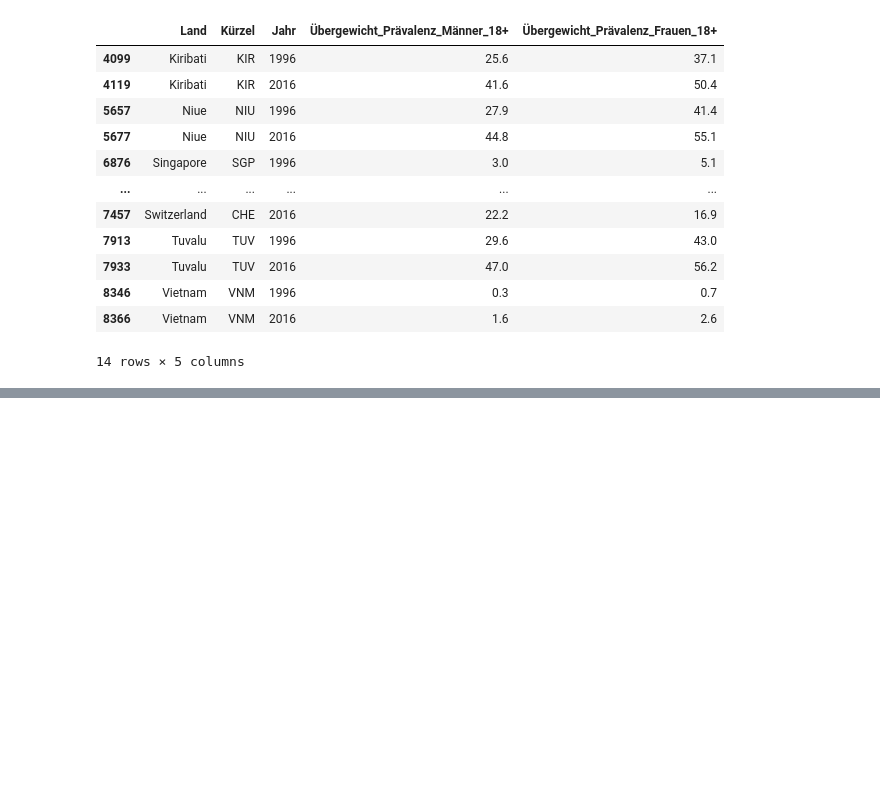
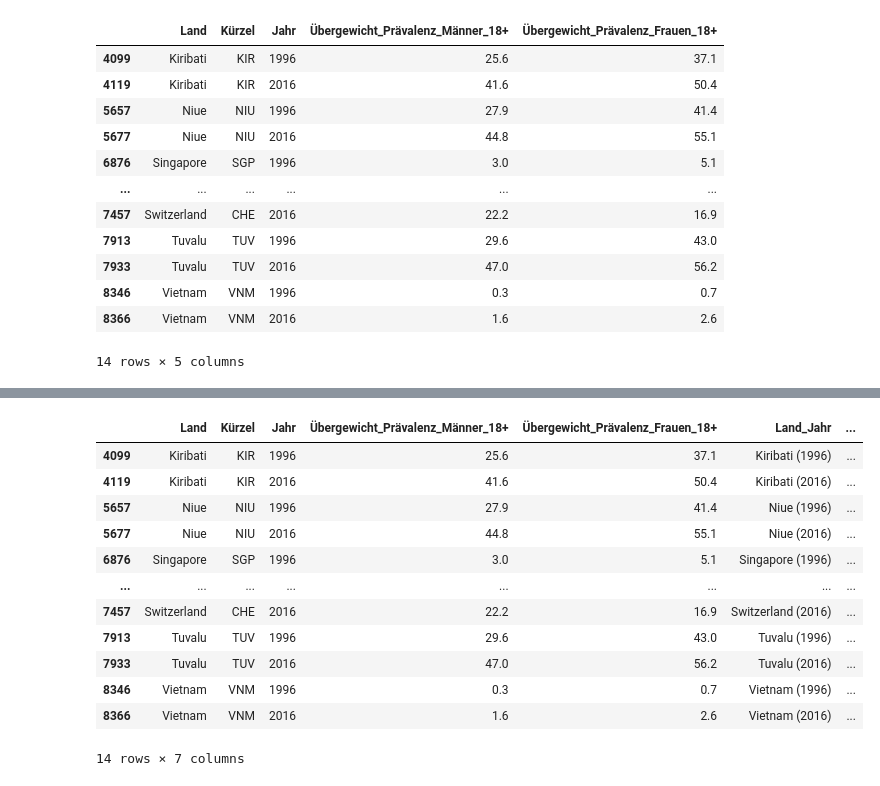
Before and after one commit to Hirnfresser/Leistungsnachweis_Phyton, a Jupyter notebook: Grundgerüst_Leistungsnachweis.ipynb, the cells around one changed output, grey strips where cells are left out. Drawn from its saved outputs; the diff is of its cells as text; code cells hidden in the pictures; blank space fills up the shorter version.

```diff
--- a/Grundgerüst_Leistungsnachweis.ipynb
+++ b/Grundgerüst_Leistungsnachweis.ipynb
@@ -958,0 +1014,19 @@ interaktives_Diagramm_3
+# %%
+df_gefiltert.loc[:, 'Differenz_von_Männern_zu_Frauen'] = df_gefiltert['Übergewicht_Prävalenz_Frauen_18+'] - df_gefiltert['Übergewicht_Prävalenz_Männer_18+']
+
+df_gefiltert_Differenz_Mann_Frau = df_gefiltert[df_gefiltert['Differenz_von_Männern_zu_Frauen'].notna()]
+df_gefiltert_Differenz_Mann_Frau
+# %% [output]
+|  | Land | Kürzel | Jahr | Übergewicht_Prävalenz_Männer_18+ | Übergewicht_Prävalenz_Frauen_18+ | Land_Jahr | ... |
+| 4099 | Kiribati | KIR | 1996 | 25.6 | 37.1 | Kiribati (1996) | ... |
+| 4119 | Kiribati | KIR | 2016 | 41.6 | 50.4 | Kiribati (2016) | ... |
+| 5657 | Niue | NIU | 1996 | 27.9 | 41.4 | Niue (1996) | ... |
+| 5677 | Niue | NIU | 2016 | 44.8 | 55.1 | Niue (2016) | ... |
+| 6876 | Singapore | SGP | 1996 | 3.0 | 5.1 | Singapore (1996) | ... |
+| ... | ... | ... | ... | ... | ... | ... | ... |
+| 7457 | Switzerland | CHE | 2016 | 22.2 | 16.9 | Switzerland (2016) | ... |
+| 7913 | Tuvalu | TUV | 1996 | 29.6 | 43.0 | Tuvalu (1996) | ... |
+| 7933 | Tuvalu | TUV | 2016 | 47.0 | 56.2 | Tuvalu (2016) | ... |
+| 8346 | Vietnam | VNM | 1996 | 0.3 | 0.7 | Vietnam (1996) | ... |
+| 8366 | Vietnam | VNM | 2016 | 1.6 | 2.6 | Vietnam (2016) | ... |
+14 rows × 7 columns
```
Also changed, not shown: parts of 4 cells of this notebook.
